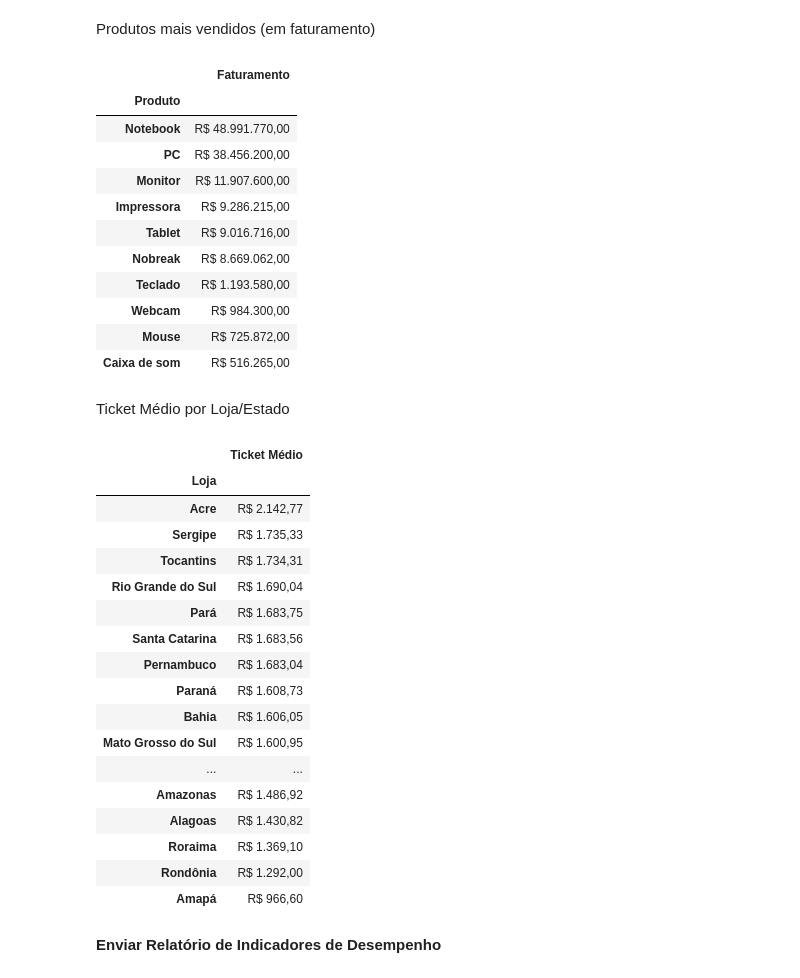
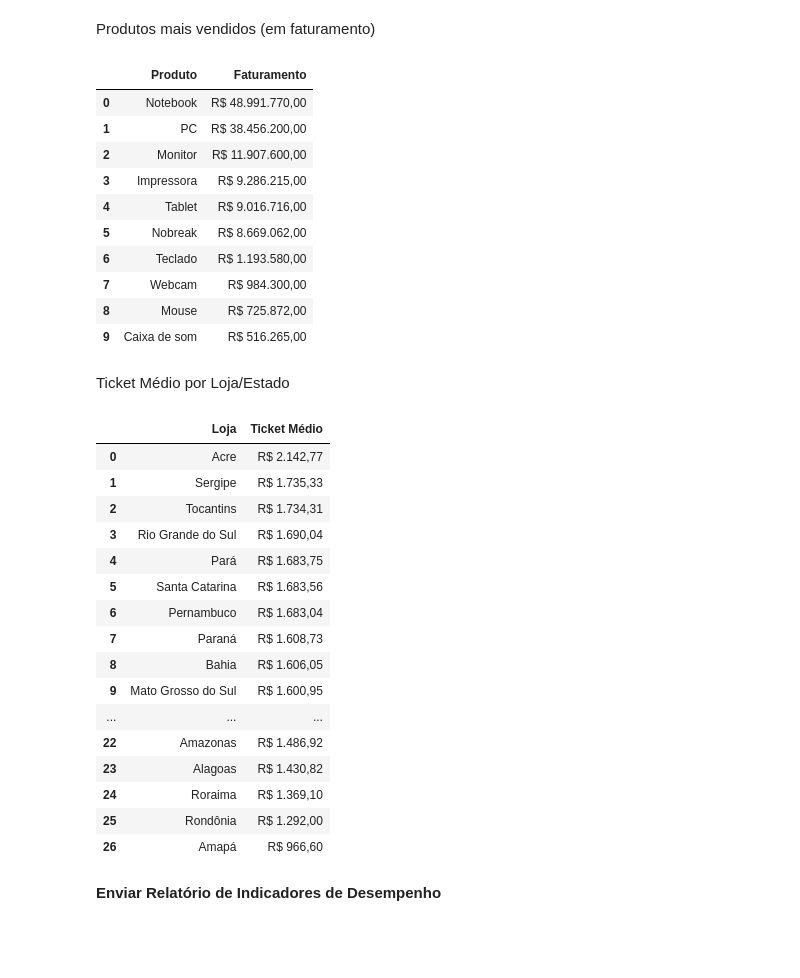
Before and after one commit to alissonwr/Relatorio_De_Vendas_E_Analise_De_Desempenho, a Jupyter notebook: Projeto1.ipynb, the cells around one changed output. Drawn from its saved outputs; the diff is of its cells as text; code cells hidden in the pictures; blank space fills up the shorter version.

```diff
--- a/Projeto1.ipynb
+++ b/Projeto1.ipynb
@@ -182,47 +189,53 @@ Produtos mais vendidos (em faturamento)
 # %%
 #Formatação monetária
 tb_faturamento_produto_formatado = pd.DataFrame(tb_faturamento_produto['Faturamento'].apply(lambda x: format_currency(x, 'BRL', locale='pt_BR')))
+tb_faturamento_produto_formatado = tb_faturamento_produto_formatado.reset_index()
+
+#Formatação HTML
+tb_faturamento_produto_formatado_html = tb_faturamento_produto_formatado.to_html(index=False, justify='center', border=1).replace('<tbody>', '<tbody style="text-align: center; color: #484848; background: #F7F7F7">')
 
 display(tb_faturamento_produto_formatado)
 # %% [output]
-|  | Faturamento |
-| Produto |  |
-| Notebook | R$ 48.991.770,00 |
-| PC | R$ 38.456.200,00 |
-| Monitor | R$ 11.907.600,00 |
-| Impressora | R$ 9.286.215,00 |
-| Tablet | R$ 9.016.716,00 |
-| Nobreak | R$ 8.669.062,00 |
-| Teclado | R$ 1.193.580,00 |
-| Webcam | R$ 984.300,00 |
-| Mouse | R$ 725.872,00 |
-| Caixa de som | R$ 516.265,00 |
+|  | Produto | Faturamento |
+| 0 | Notebook | R$ 48.991.770,00 |
+| 1 | PC | R$ 38.456.200,00 |
+| 2 | Monitor | R$ 11.907.600,00 |
+| 3 | Impressora | R$ 9.286.215,00 |
+| 4 | Tablet | R$ 9.016.716,00 |
+| 5 | Nobreak | R$ 8.669.062,00 |
+| 6 | Teclado | R$ 1.193.580,00 |
+| 7 | Webcam | R$ 984.300,00 |
+| 8 | Mouse | R$ 725.872,00 |
+| 9 | Caixa de som | R$ 516.265,00 |
 # %% [markdown]
 Ticket Médio por Loja/Estado
 # %%
 #Formatação monetária
 tb_ticket_medio_loja_formatado = pd.DataFrame(tb_ticket_medio['Ticket Médio'].apply(lambda x: format_currency(x, 'BRL', locale='pt_BR')))
+tb_ticket_medio_loja_formatado = tb_ticket_medio_loja_formatado.reset_index()
+
+#Formatação HTML
+tb_ticket_medio_loja_formatado_html = tb_ticket_medio_loja_formatado.to_html(index=False, justify='center', border =1).replace('<tbody>', '<tbody style="text-align: center; color: #484848; background: #F7F7F7">')
 
 display(tb_ticket_medio_loja_formatado)
 # %% [output]
-|  | Ticket Médio |
-| Loja |  |
-| Acre | R$ 2.142,77 |
-| Sergipe | R$ 1.735,33 |
-| Tocantins | R$ 1.734,31 |
-| Rio Grande do Sul | R$ 1.690,04 |
-| Pará | R$ 1.683,75 |
-| Santa Catarina | R$ 1.683,56 |
-| Pernambuco | R$ 1.683,04 |
-| Paraná | R$ 1.608,73 |
-| Bahia | R$ 1.606,05 |
-| Mato Grosso do Sul | R$ 1.600,95 |
-| ... | ... |
-| Amazonas | R$ 1.486,92 |
-| Alagoas | R$ 1.430,82 |
-| Roraima | R$ 1.369,10 |
-| Rondônia | R$ 1.292,00 |
-| Amapá | R$ 966,60 |
+|  | Loja | Ticket Médio |
+| 0 | Acre | R$ 2.142,77 |
+| 1 | Sergipe | R$ 1.735,33 |
+| 2 | Tocantins | R$ 1.734,31 |
+| 3 | Rio Grande do Sul | R$ 1.690,04 |
+| 4 | Pará | R$ 1.683,75 |
+| 5 | Santa Catarina | R$ 1.683,56 |
+| 6 | Pernambuco | R$ 1.683,04 |
+| 7 | Paraná | R$ 1.608,73 |
+| 8 | Bahia | R$ 1.606,05 |
+| 9 | Mato Grosso do Sul | R$ 1.600,95 |
+| ... | ... | ... |
+| 22 | Amazonas | R$ 1.486,92 |
+| 23 | Alagoas | R$ 1.430,82 |
+| 24 | Roraima | R$ 1.369,10 |
+| 25 | Rondônia | R$ 1.292,00 |
+| 26 | Amapá | R$ 966,60 |
 # %% [markdown]
 **Enviar Relatório de Indicadores de Desempenho**
 # %%
```
Also changed, not shown: parts of 4 cells of this notebook.
